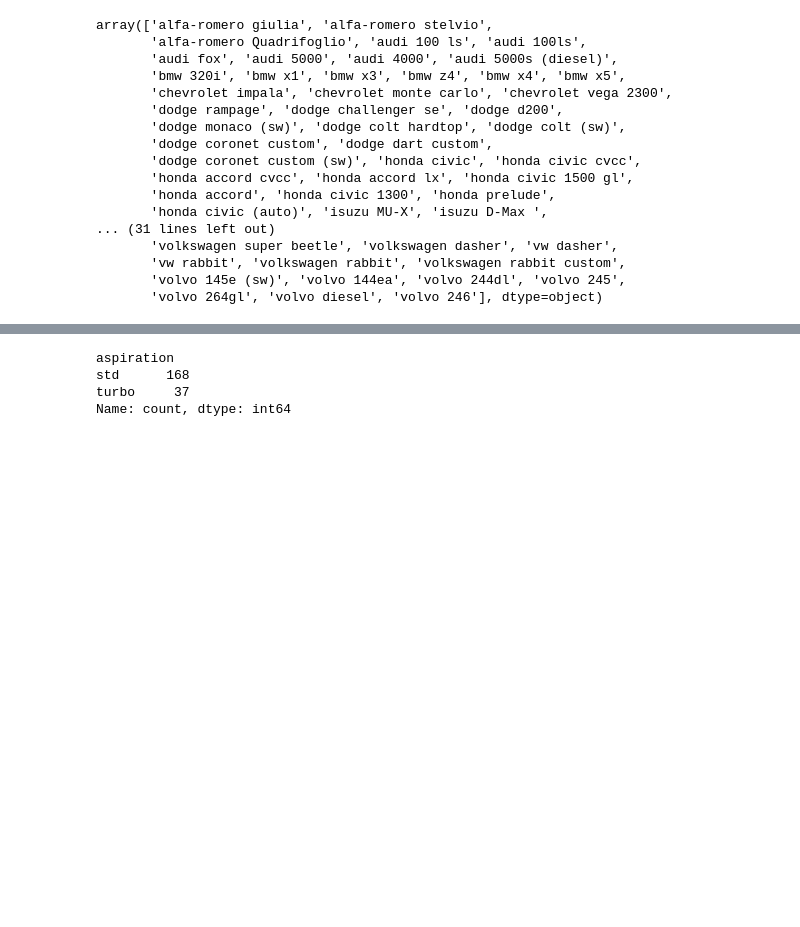
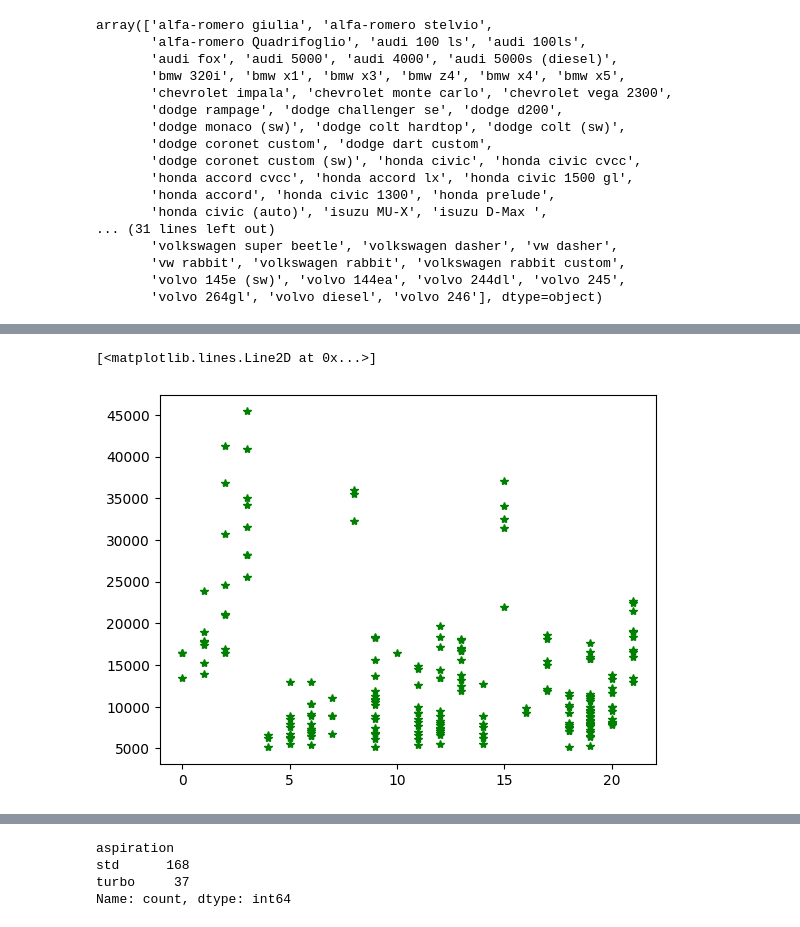
Before and after one commit to harmeshgv/Car-Price-Prediction, a Jupyter notebook: model.ipynb, the cells around one changed output, grey strips where cells are left out. Cells and saved outputs as stored; diff of their text form; code cells hidden in the pictures; blank space fills up the shorter version.

```diff
--- a/model.ipynb
+++ b/model.ipynb
@@ -123,0 +587,5 @@ data = data.drop("CarName", axis= 1)
+# %%
+plt.plot(data_clean["company_name"],data_clean["price"], "*",color = "green")
+# %% [output]
+[<matplotlib.lines.Line2D at 0x...>]
+[figure, added]
```
Also changed, not shown: parts of 71 cells of this notebook.
